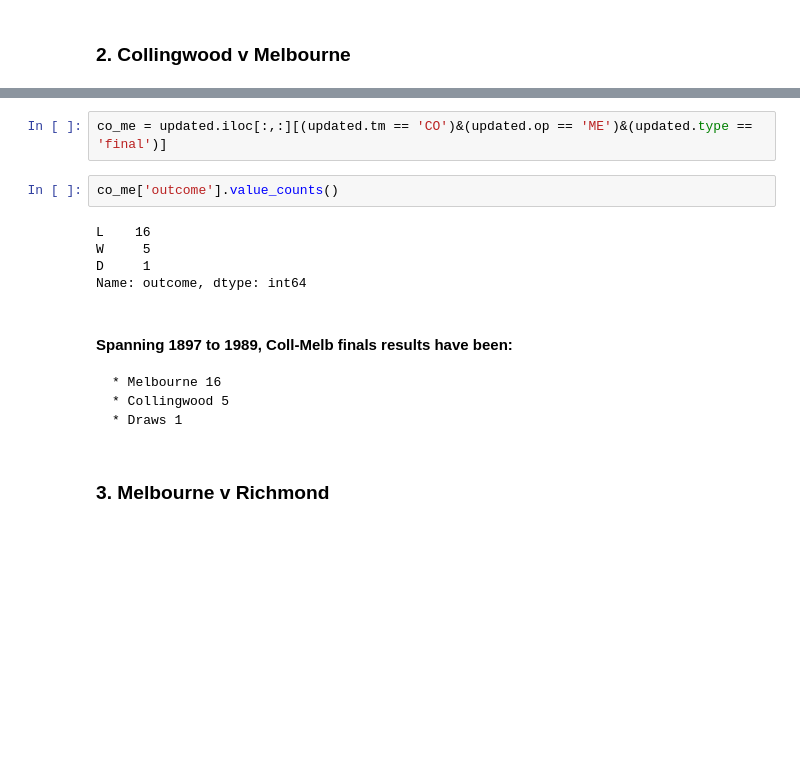
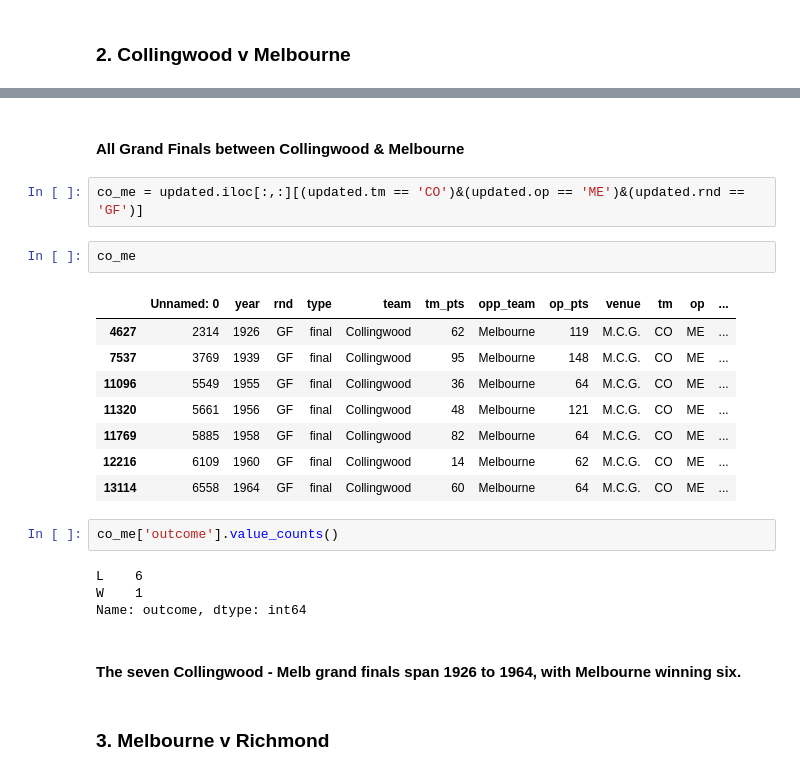
Before and after one commit to stevegabriel1/afl_explore, a Jupyter notebook: afl_gf_potentials.ipynb, the cells around one changed output, grey strips where cells are left out. Cells and saved outputs as stored; diff of their text form; blank space fills up the shorter version.

```diff
--- a/afl_gf_potentials.ipynb
+++ b/afl_gf_potentials.ipynb
@@ -73,17 +82,26 @@ updated.iloc[:,:][(updated.tm == 'CO')&(updated.op == 'ME')&(updated.type == 'fi
+# %% [markdown]
+#### All Grand Finals between Collingwood & Melbourne
 # %%
-co_me = updated.iloc[:,:][(updated.tm == 'CO')&(updated.op == 'ME')&(updated.type == 'final')]
+co_me = updated.iloc[:,:][(updated.tm == 'CO')&(updated.op == 'ME')&(updated.rnd == 'GF')]
+# %%
+co_me
+# %% [output]
+|  | Unnamed: 0 | year | rnd | type | team | tm_pts | opp_team | op_pts | venue | tm | op | ... |
+| 4627 | 2314 | 1926 | GF | final | Collingwood | 62 | Melbourne | 119 | M.C.G. | CO | ME | ... |
+| 7537 | 3769 | 1939 | GF | final | Collingwood | 95 | Melbourne | 148 | M.C.G. | CO | ME | ... |
+| 11096 | 5549 | 1955 | GF | final | Collingwood | 36 | Melbourne | 64 | M.C.G. | CO | ME | ... |
+| 11320 | 5661 | 1956 | GF | final | Collingwood | 48 | Melbourne | 121 | M.C.G. | CO | ME | ... |
+| 11769 | 5885 | 1958 | GF | final | Collingwood | 82 | Melbourne | 64 | M.C.G. | CO | ME | ... |
+| 12216 | 6109 | 1960 | GF | final | Collingwood | 14 | Melbourne | 62 | M.C.G. | CO | ME | ... |
+| 13114 | 6558 | 1964 | GF | final | Collingwood | 60 | Melbourne | 64 | M.C.G. | CO | ME | ... |
 # %%
 co_me['outcome'].value_counts()
 # %% [output]
-L    16
-W     5
-D     1
+L    6
+W    1
 Name: outcome, dtype: int64
-# %% [markdown]
-#### Spanning 1897 to 1989, Coll-Melb finals results have been:
-    * Melbourne 16
-    * Collingwood 5
-    * Draws 1
+# %% [markdown]
+#### The seven Collingwood - Melb grand finals span 1926 to 1964, with Melbourne winning six.
 # %% [markdown]
 ### 3.  Melbourne v Richmond
 # %%
```
Also changed, not shown: parts of 12 cells of this notebook.
